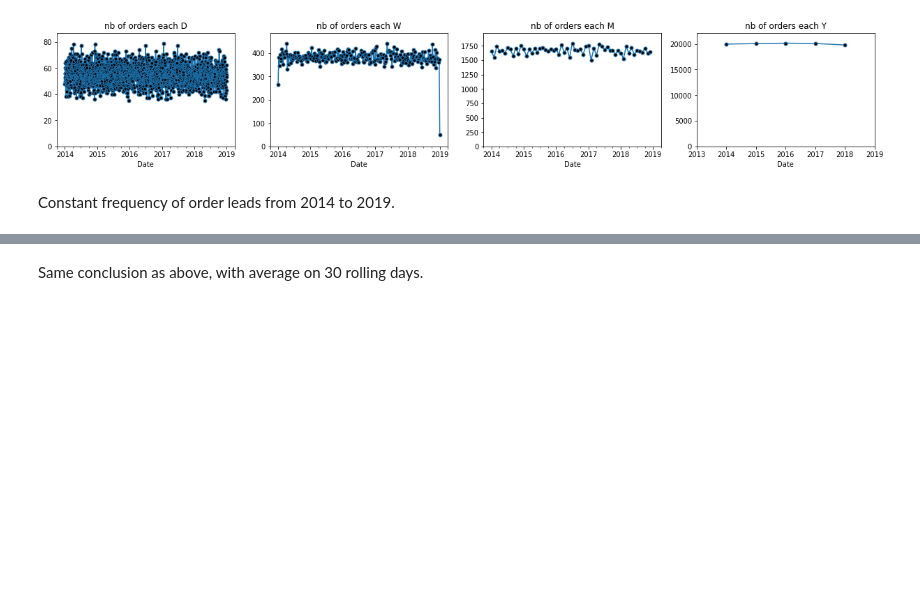
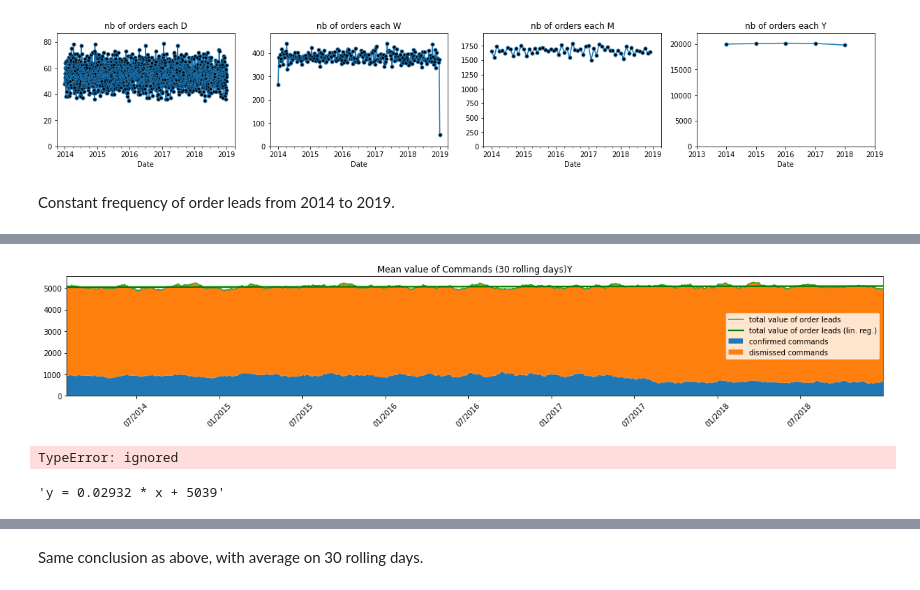
Before and after one commit to SmellyArmure/11-CleanEDAVizu_meal_sales, a Jupyter notebook: CleanEDAVizu_meal_sales.ipynb, the cells around one changed output, grey strips where cells are left out. Cells and saved outputs as stored; diff of their text form; code cells hidden in the pictures; blank space fills up the shorter version.

```diff
--- a/CleanEDAVizu_meal_sales.ipynb
+++ b/CleanEDAVizu_meal_sales.ipynb
@@ -151,26 +174,46 @@ In April 2017, value of the converted order leads is going down. As we've notice
+# %%
+def get_reg(X,Y):
+  df = pd.DataFrame({'x': X, 'y': Y}).dropna(how='any')
+  x_, y_  = [(df.loc[:,c]).values.reshape(-1,1) for c in df.columns]
+  x__ = x_-x_[0]
+  reg = LinearRegression().fit(x__,y_)
+  return reg
 # %%
 # Mean conv. rate, dismissed commands and confirmed commands on 30 rolling days
-def mean_val_c_or_d(df, c_or_d):
-  col_Conv = df['Converted'] if c_or_d else 1-df['Converted']
-  return np.mean(df['Order Value']*col_Conv)
 
 fig, axs = plt.subplots(nrows=1, ncols=1)
 fig.set_size_inches(20,3)
 n_roll = 30
 gb = dfoleads.groupby(pd.Grouper(key='Date',freq='D'))
 conv_r_mean = gb['Converted'].mean().rolling(n_roll).mean()
 val_c = gb.apply(mean_val_c_or_d, True).rolling(n_roll).mean()
 val_d = gb.apply(mean_val_c_or_d, False).rolling(n_roll).mean()
 
-# X = (val_c.index). ###### datetime to number ???????
-# Y = np.array((val_c+val_d).values) # values converts it into a numpy array
-# linear_regressor = LinearRegression()  # create object for the class
-# linear_regressor.fit(X, Y)  # perform linear regression
-# Y_pred = linear_regressor.predict(X)  # make predictions
+ax = plt.gca()
+ax.stackplot(val_c.index, [val_c.values, val_d.values],\
+             labels=['confirmed commands', 'dismissed commands'])
+ax.plot(val_c+val_d, label='total value of order leads')
+X = mpd.date2num(val_c.index)
+Y = (val_c+val_d).values
+sns.regplot(x=X, y=Y,
+            ax=ax, label='total value of order leads (lin. reg.)',
+            scatter=False, color='g')
 
-ax = plt.gca()
-ax.stackplot(val_c.index, [val_c.values, val_d.values], labels=['confirmed commands', 'dismissed commands'])
-ax.plot(val_c+val_d, label='total value of order leads')
+ax.xaxis.set_major_formatter(dates.DateFormatter("%m/%Y"))
+ax.xaxis.set_tick_params(rotation=45)
+
 ax.legend(loc='center right')
 ax.set_title(f"Mean value of Commands ({n_roll} rolling days)"+per)
 plt.show()
+
+reg = get_reg(X,Y)
+my_text = 'y = {:.5f} * x + {:.0f}'.format(reg.coef_.ravel()[0],
+                                        reg.intercept_.ravel()[0])
+ax.annotate(text=my_text, xy=(0,0), )
+# %% [output]
+[figure, added]
+TypeError: ignored
+# %%
+my_text
+# %% [output]
+'y = 0.02932 * x + 5039'
```
Also changed, not shown: parts of 10 cells of this notebook, 1 other file.
